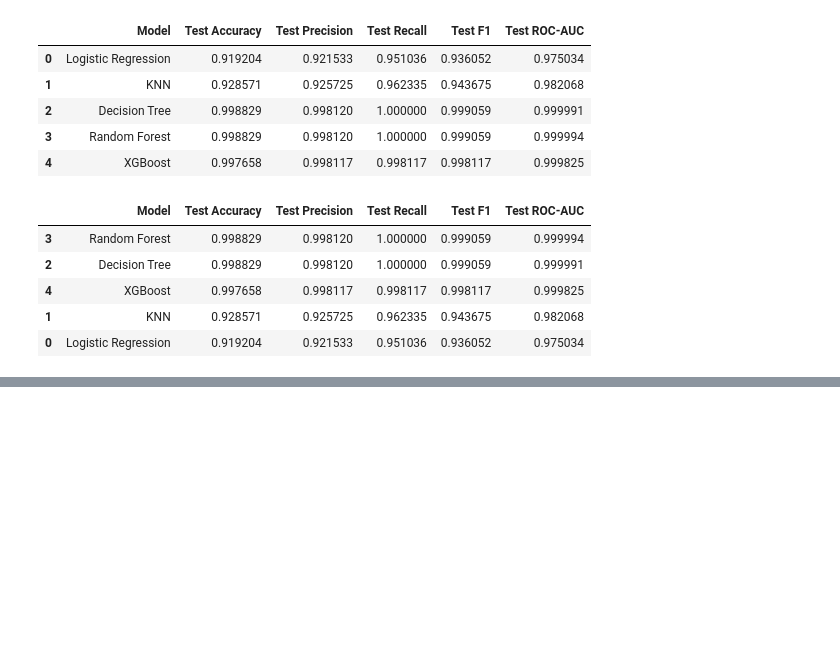
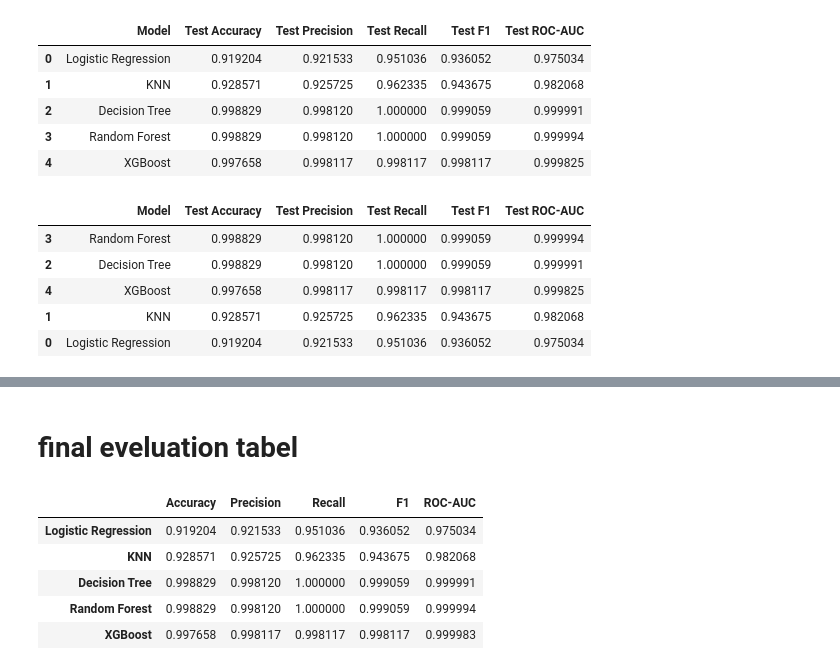
Before and after one commit to GANESHJAGANNATHTELASANG/CreditWise_AI_Pro_ml_model, a Jupyter notebook: notebooks/10_Model_Comparison.ipynb, the cells around one changed output, grey strips where cells are left out. Drawn from its saved outputs; the diff is of its cells as text; code cells hidden in the pictures; blank space fills up the shorter version.

```diff
--- a/notebooks/10_Model_Comparison.ipynb
+++ b/notebooks/10_Model_Comparison.ipynb
@@ -76,0 +337,2 @@ NameError: name 'rf_grid' is not defined
+# %% [markdown]
+# final eveluation tabel
@@ -76,0 +381,13 @@ NameError: name 'rf_grid' is not defined
+# %%
+import pandas as pd
+
+comparison_df = pd.DataFrame(model_results).T
+
+comparison_df
+# %% [output]
+|  | Accuracy | Precision | Recall | F1 | ROC-AUC |
+| Logistic Regression | 0.919204 | 0.921533 | 0.951036 | 0.936052 | 0.975034 |
+| KNN | 0.928571 | 0.925725 | 0.962335 | 0.943675 | 0.982068 |
+| Decision Tree | 0.998829 | 0.998120 | 1.000000 | 0.999059 | 0.999991 |
+| Random Forest | 0.998829 | 0.998120 | 1.000000 | 0.999059 | 0.999994 |
+| XGBoost | 0.997658 | 0.998117 | 0.998117 | 0.998117 | 0.999983 |
```
Also changed, not shown: parts of 44 cells of this notebook, 4 other files.
